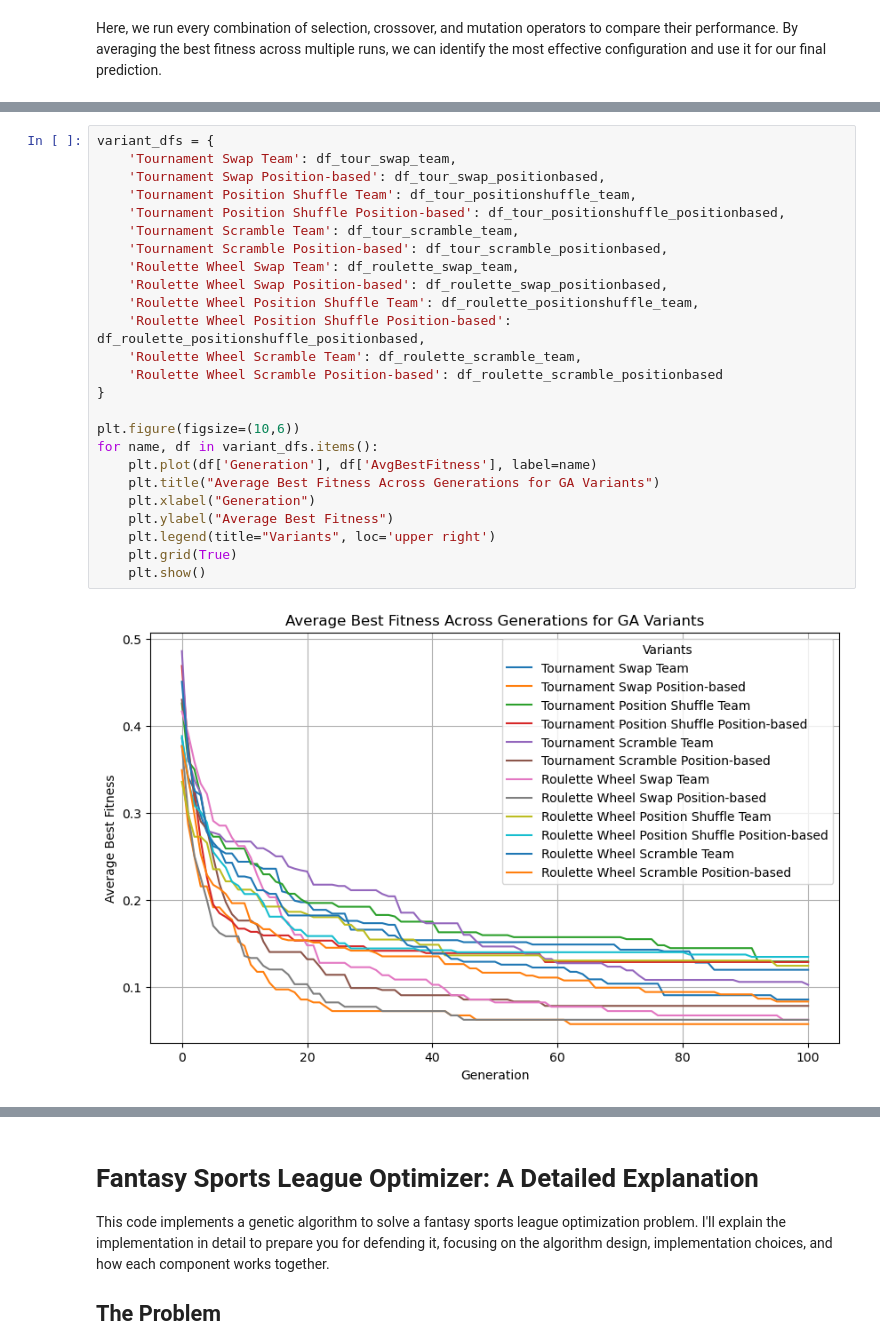
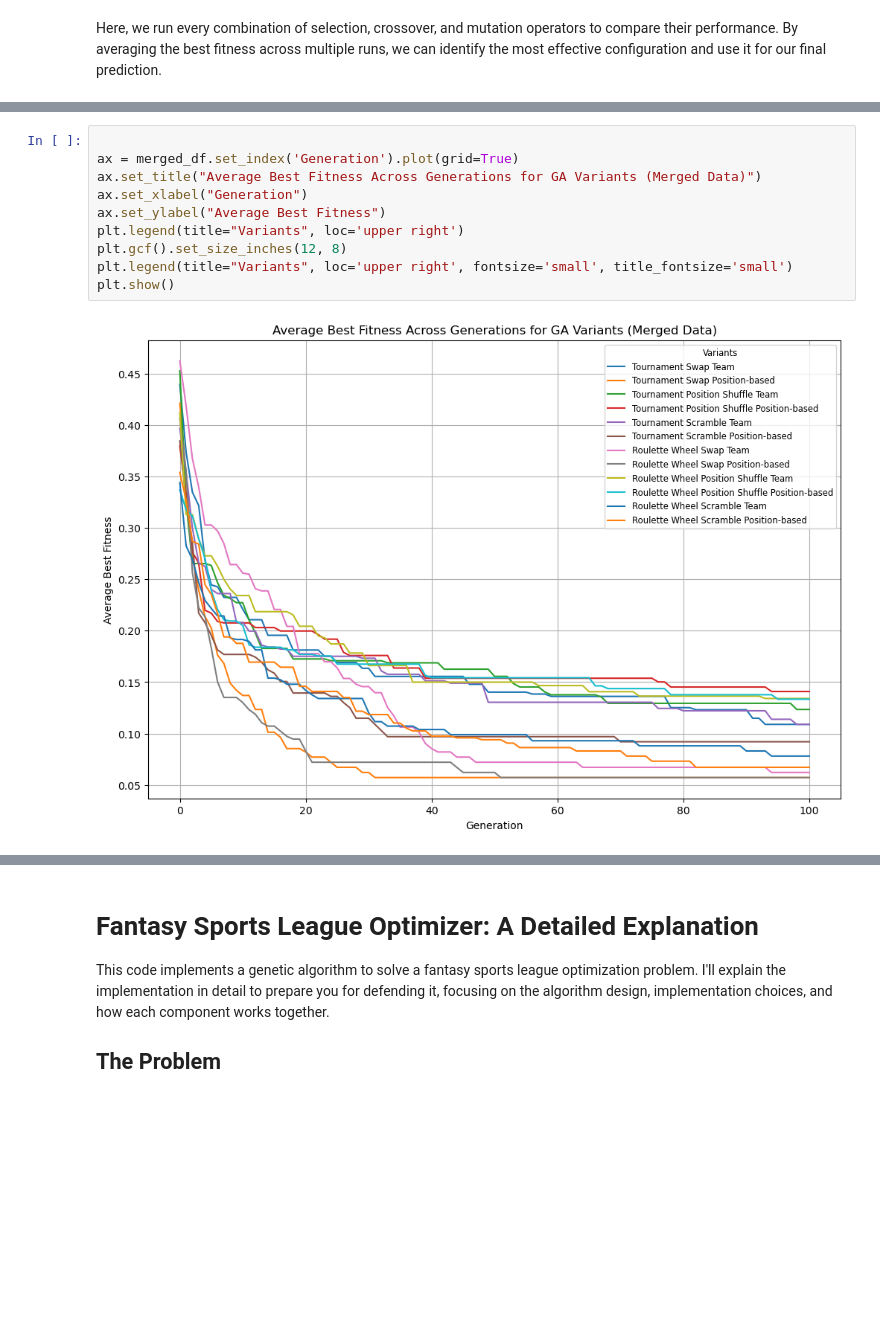
Before and after one commit to philippedut/CIFO_project, a Jupyter notebook: src/code_final.ipynb, the cells around one changed output, grey strips where cells are left out. Cells and saved outputs as stored; diff of their text form; blank space fills up the shorter version.

```diff
--- a/src/code_final.ipynb
+++ b/src/code_final.ipynb
@@ -138,27 +171,12 @@ Final best fitness: 0.0571
 # %%
-variant_dfs = {
-    'Tournament Swap Team': df_tour_swap_team,
-    'Tournament Swap Position-based': df_tour_swap_positionbased,
-    'Tournament Position Shuffle Team': df_tour_positionshuffle_team,
-    'Tournament Position Shuffle Position-based': df_tour_positionshuffle_positionbased,
-    'Tournament Scramble Team': df_tour_scramble_team,
-    'Tournament Scramble Position-based': df_tour_scramble_positionbased,
-    'Roulette Wheel Swap Team': df_roulette_swap_team,
-    'Roulette Wheel Swap Position-based': df_roulette_swap_positionbased,
-    'Roulette Wheel Position Shuffle Team': df_roulette_positionshuffle_team,
-    'Roulette Wheel Position Shuffle Position-based': df_roulette_positionshuffle_positionbased,
-    'Roulette Wheel Scramble Team': df_roulette_scramble_team,
-    'Roulette Wheel Scramble Position-based': df_roulette_scramble_positionbased
-}
 
-plt.figure(figsize=(10,6))
-for name, df in variant_dfs.items():
-    plt.plot(df['Generation'], df['AvgBestFitness'], label=name)
-    plt.title("Average Best Fitness Across Generations for GA Variants")
-    plt.xlabel("Generation")
-    plt.ylabel("Average Best Fitness")
-    plt.legend(title="Variants", loc='upper right')
-    plt.grid(True)
-    plt.show()
+ax = merged_df.set_index('Generation').plot(grid=True)
+ax.set_title("Average Best Fitness Across Generations for GA Variants (Merged Data)")
+ax.set_xlabel("Generation")
+ax.set_ylabel("Average Best Fitness")
+plt.legend(title="Variants", loc='upper right')
+plt.gcf().set_size_inches(12, 8)
+plt.legend(title="Variants", loc='upper right', fontsize='small', title_fontsize='small')
+plt.show()
 # %% [output]
-[figure, old version]
+[figure, new version]
```
Also changed, not shown: parts of 12 cells of this notebook.
